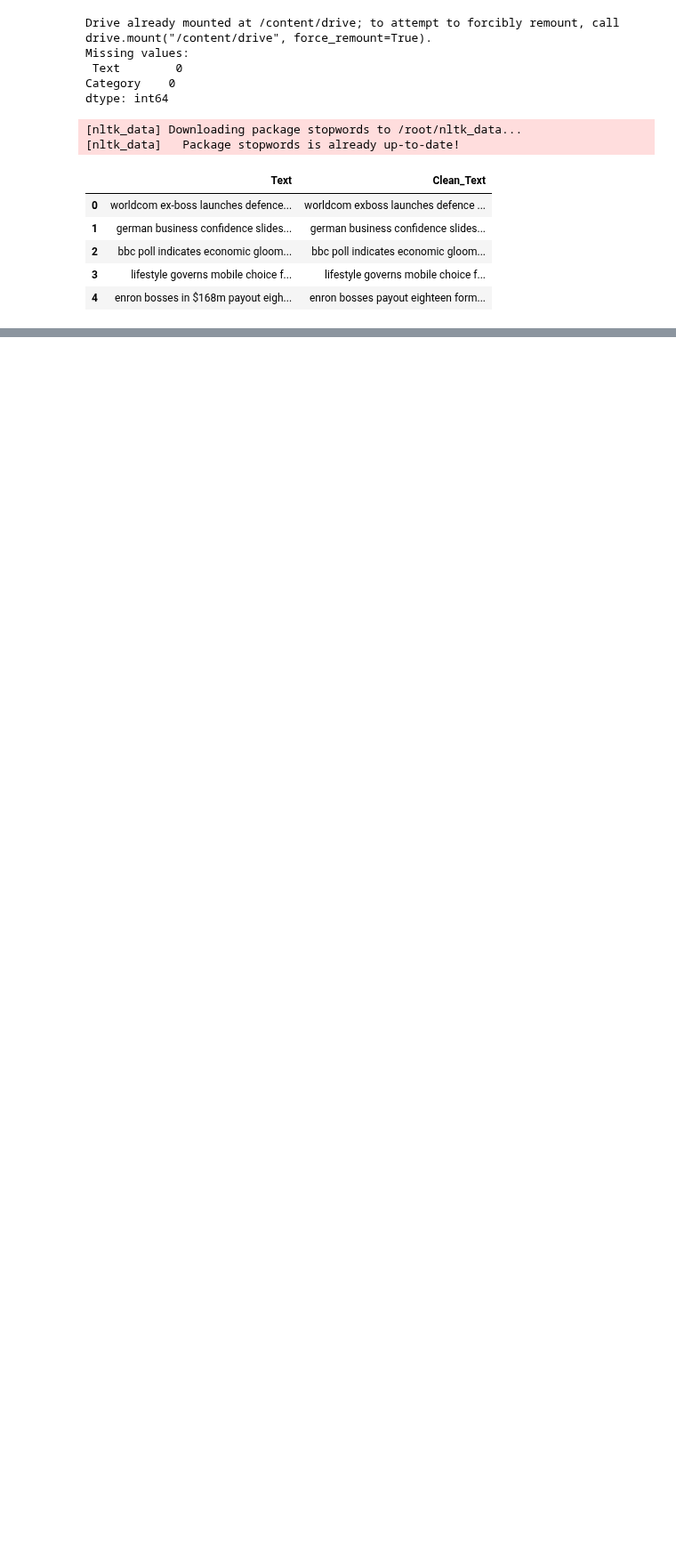
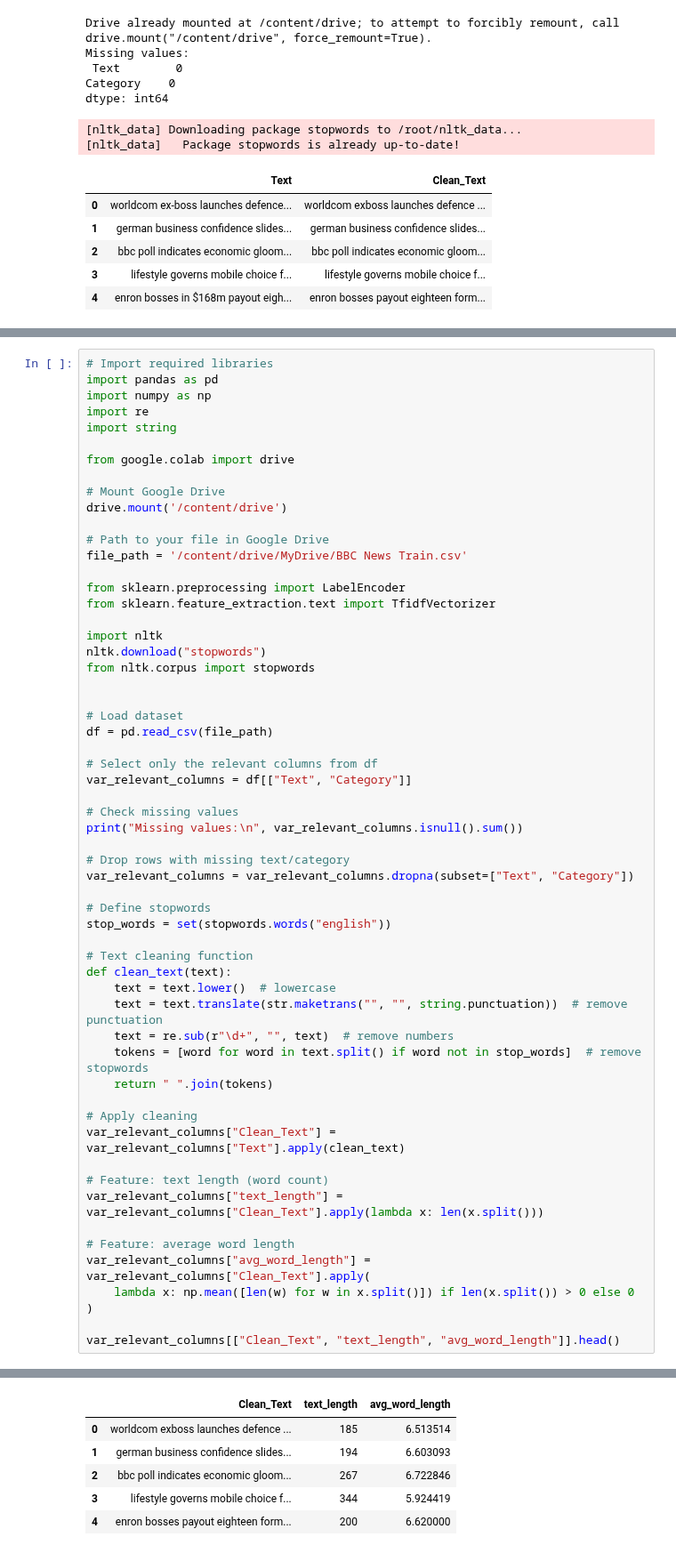
Before and after one commit to luckysiabula-bit/classification_of_domain-subject_area_reference., a Jupyter notebook: classification_of_domain_subject_area_reference.ipynb, the cells around one changed output, grey strips where cells are left out. Shown at 89% size. Drawn from its saved outputs; the diff is of its cells as text; blank space fills up the shorter version.

Commit message:
[DP] Added feature engineering: text length and average word length

```diff
--- a/classification_of_domain_subject_area_reference.ipynb
+++ b/classification_of_domain_subject_area_reference.ipynb
@@ -339,0 +347,59 @@ dtype: int64
+# %%
+# Import required libraries
+import pandas as pd
+import numpy as np
+import re
+import string
+
+from google.colab import drive
+
+# Mount Google Drive
+drive.mount('/content/drive')
+
+# Path to your file in Google Drive
+file_path = '/content/drive/MyDrive/BBC News Train.csv'
+
+from sklearn.preprocessing import LabelEncoder
+from sklearn.feature_extraction.text import TfidfVectorizer
+
+import nltk
+nltk.download("stopwords")
+from nltk.corpus import stopwords
+
+
+# Load dataset
+df = pd.read_csv(file_path)
+
+# Select only the relevant columns from df
+var_relevant_columns = df[["Text", "Category"]]
+
+# Check missing values
+print("Missing values:\n", var_relevant_columns.isnull().sum())
+
+# Drop rows with missing text/category
+var_relevant_columns = var_relevant_columns.dropna(subset=["Text", "Category"])
+
+# Define stopwords
+stop_words = set(stopwords.words("english"))
+
+# Text cleaning function
+def clean_text(text):
+    text = text.lower()  # lowercase
+    text = text.translate(str.maketrans("", "", string.punctuation))  # remove punctuation
+    text = re.sub(r"\d+", "", text)  # remove numbers
+    tokens = [word for word in text.split() if word not in stop_words]  # remove stopwords
+    return " ".join(tokens)
+
+# Apply cleaning
+var_relevant_columns["Clean_Text"] = var_relevant_columns["Text"].apply(clean_text)
+
+# Feature: text length (word count)
+var_relevant_columns["text_length"] = var_relevant_columns["Clean_Text"].apply(lambda x: len(x.split()))
+
+# Feature: average word length
+var_relevant_columns["avg_word_length"] = var_relevant_columns["Clean_Text"].apply(
+    lambda x: np.mean([len(w) for w in x.split()]) if len(x.split()) > 0 else 0
+)
+
+var_relevant_columns[["Clean_Text", "text_length", "avg_word_length"]].head()
+# %% [output]
@@ -339,0 +413,6 @@ dtype: int64
+|  | Clean_Text | text_length | avg_word_length |
+| 0 | worldcom exboss launches defence ... | 185 | 6.513514 |
+| 1 | german business confidence slides... | 194 | 6.603093 |
+| 2 | bbc poll indicates economic gloom... | 267 | 6.722846 |
+| 3 | lifestyle governs mobile choice f... | 344 | 5.924419 |
+| 4 | enron bosses payout eighteen form... | 200 | 6.620000 |
```
Also changed, not shown: parts of 2 cells of this notebook.
